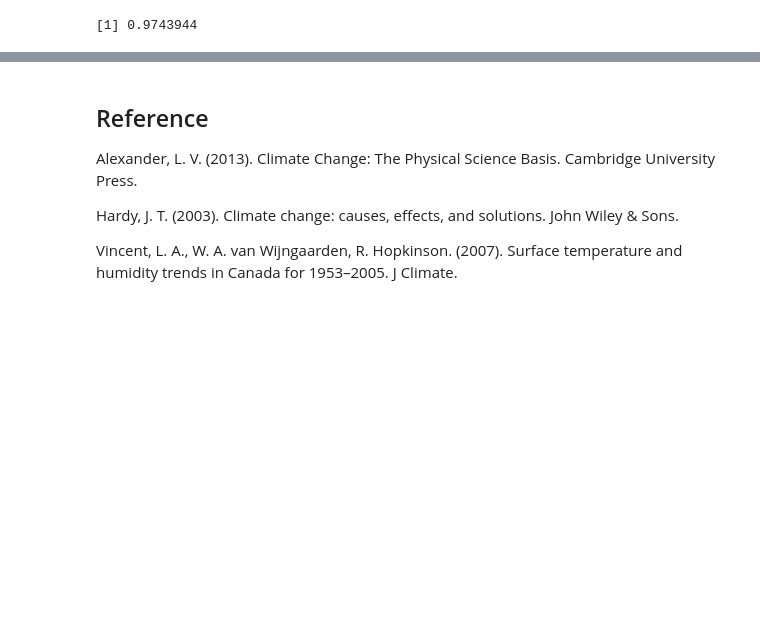
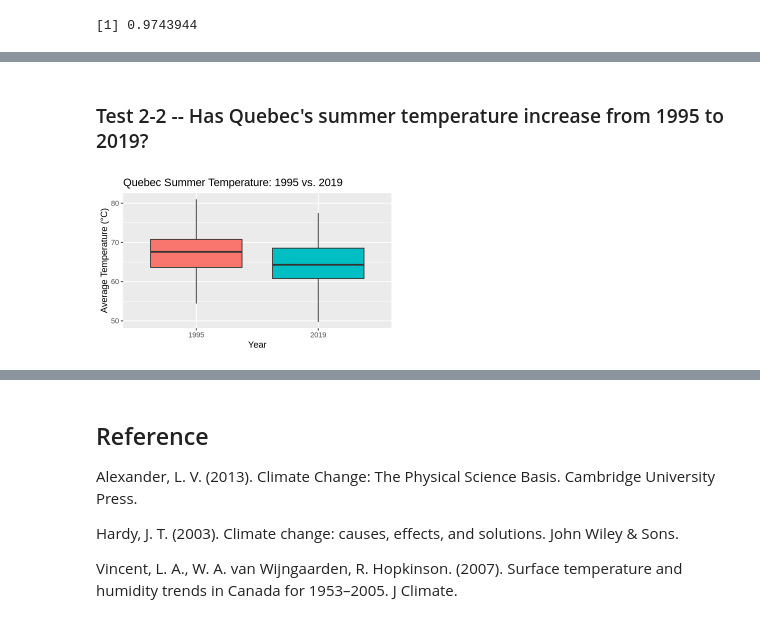
Before and after one commit to abnerbal/Canada_Temp_Hypothesis_Test, a Jupyter notebook: FinalReport.ipynb, the cells around one changed output, grey strips where cells are left out. Cells and saved outputs as stored; diff of their text form; code cells hidden in the pictures; blank space fills up the shorter version.

```diff
--- a/FinalReport.ipynb
+++ b/FinalReport.ipynb
@@ -328,0 +413,19 @@ A tibble: 1 × 10
+# %% [markdown]
+### Test 2-2 -- Has Quebec's summer temperature increase from 1995 to 2019?
+# %%
+summer_temp <- temp_quebec %>%
+    filter(Year == 1995 | Year == 2019) %>%
+    filter(Month == 6 | Month == 7 | Month == 8) %>%
+    filter(!is.na(AvgTemperature))
+
+temp_boxplots_summer <- summer_temp %>%
+    ggplot(aes(x = factor(Year), y = AvgTemperature, fill = factor(Year))) +
+    geom_boxplot() +
+    theme(text = element_text(size = 11)) +
+    ggtitle("Quebec Summer Temperature: 1995 vs. 2019") +
+    xlab("Year") +
+    ylab("Average Temperature (°C)") +
+    guides(fill = FALSE)
+temp_boxplots_summer
+# %% [output]
+[figure, added]
```
Also changed, not shown: parts of 12 cells of this notebook.
